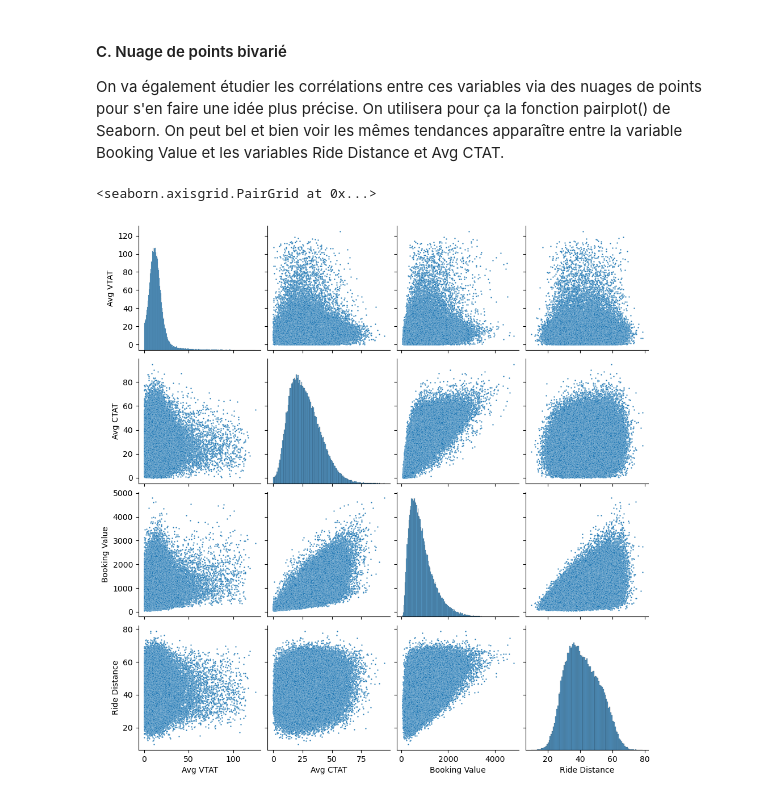
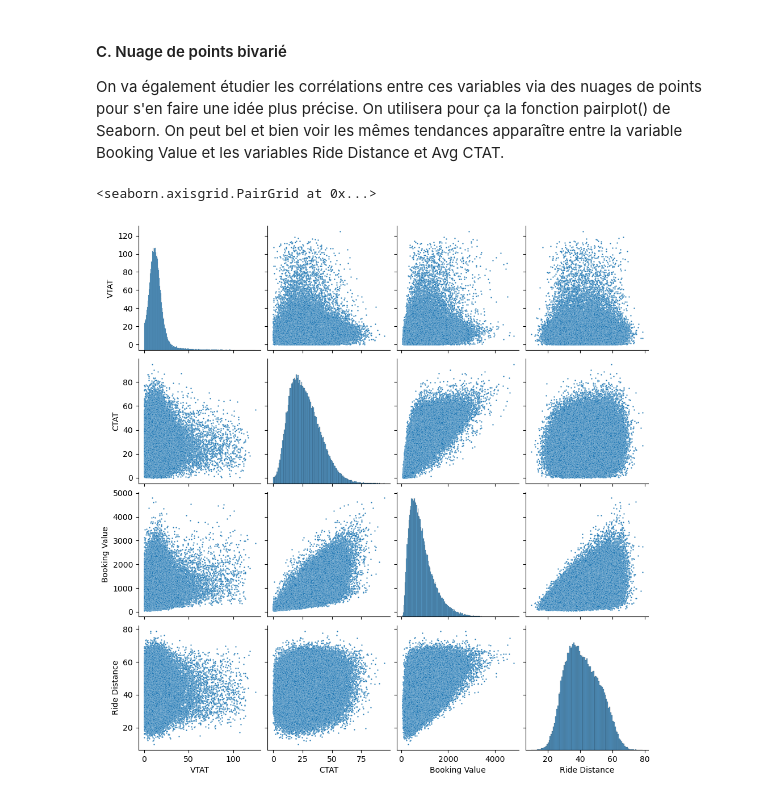
Before and after one commit to RAYWINN43/datascience-projet, a Jupyter notebook: notebooks/03_visualisation.ipynb, the cells around one changed output. Cells and saved outputs as stored; diff of their text form; code cells hidden in the pictures.

```diff
--- a/notebooks/03_visualisation.ipynb
+++ b/notebooks/03_visualisation.ipynb
@@ -120,7 +120,7 @@ sns.heatmap(correlation, annot=True)
 
 On va également étudier les corrélations entre ces variables via des nuages de points pour s'en faire une idée plus précise. On utilisera pour ça la fonction pairplot() de Seaborn. On peut bel et bien voir les mêmes tendances apparaître entre la variable Booking Value et les variables Ride Distance et Avg CTAT.
 # %%
-sns.pairplot(df[["Avg VTAT","Avg CTAT","Booking Value","Ride Distance"]], plot_kws={"s": 3})
+sns.pairplot(df[["VTAT","CTAT","Booking Value","Ride Distance"]], plot_kws={"s": 3})
 # %% [output]
 <seaborn.axisgrid.PairGrid at 0x...>
-[figure, old version]
+[figure, new version]
```
Also changed, not shown: parts of 1 cell of this notebook, 5 other files.
